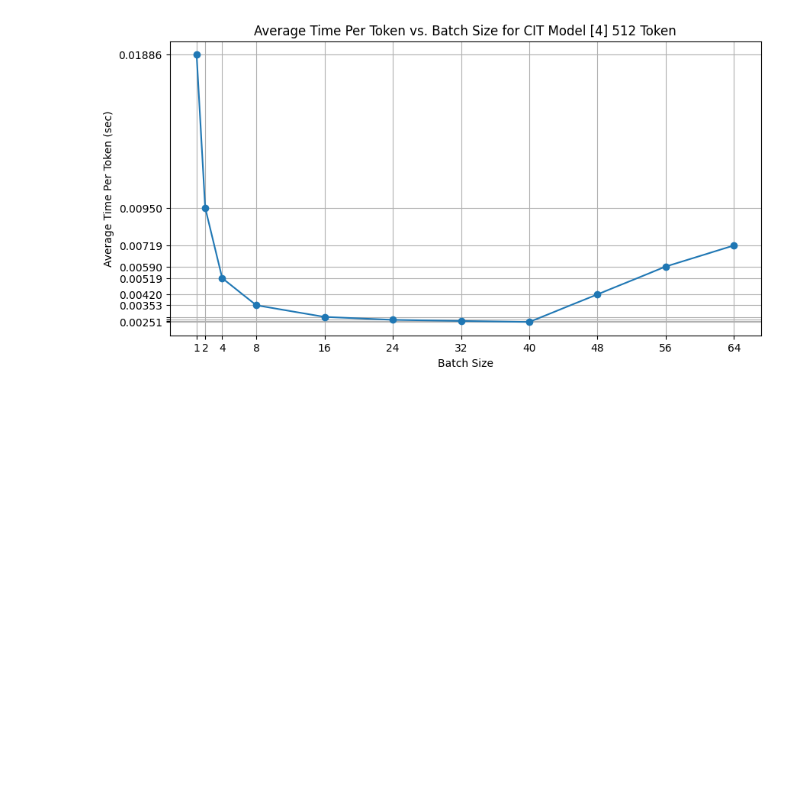
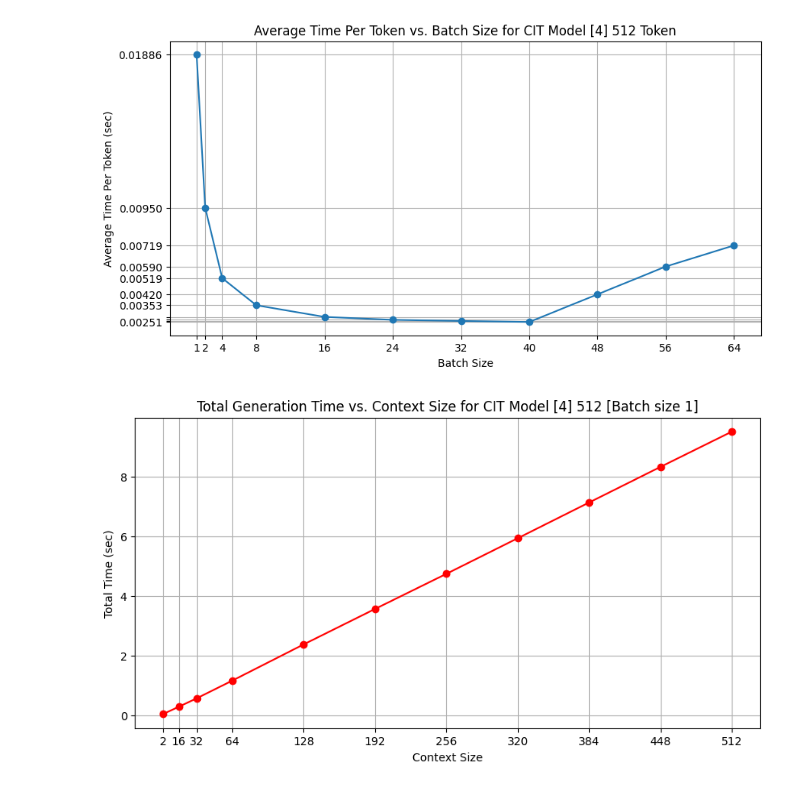
Before and after one commit to DennisGoss99/MasterThesis, a Jupyter notebook: code/dataAnalysis/performanceTest.ipynb, the cells around one changed output. Saved outputs shown, nothing was run; the diff lists cells and outputs as text; code cells hidden in the pictures; blank space fills up the shorter version.

Commit message:
finished sec performance

```diff
--- a/code/dataAnalysis/performanceTest.ipynb
+++ b/code/dataAnalysis/performanceTest.ipynb
@@ -23,3 +23,33 @@ plt.savefig('../../latex/imgs/performanceTest.png')
 plt.show()
 # %% [output]
 [figure]
+# %%
+import matplotlib.pyplot as plt
+
+# Data
+context_sizes = [ 2, 16, 32, 64, 128, 192, 256, 320, 384, 448, 512]
+total_times = [
+    0.04105710983276367,
+    0.2841639518737793,
+    0.5661759376525879,
+    1.1613996028900146,
+    2.3768205642700195,
+    3.5654361248016357,
+    4.743969202041626,
+    5.938557386398315,
+    7.137328386306763,
+    8.331687688827515,
+    9.514521837234497
+]
+
+plt.figure(figsize=(10, 5))
+plt.plot(context_sizes, total_times, marker='o', linestyle='-', color='red')
+plt.title('Total Generation Time vs. Context Size for CIT Model [4] 512 [Batch size 1]')
+plt.xlabel('Context Size')
+plt.ylabel('Total Time (sec)')
+plt.grid(True)
+plt.xticks(context_sizes, [str(size) for size in context_sizes])  # ensure all context sizes are labeled
+plt.savefig('../../latex/imgs/performanceTest2.png')
+plt.show()
+# %% [output]
+[figure, added]
```
Also changed, not shown: 5 other files.
